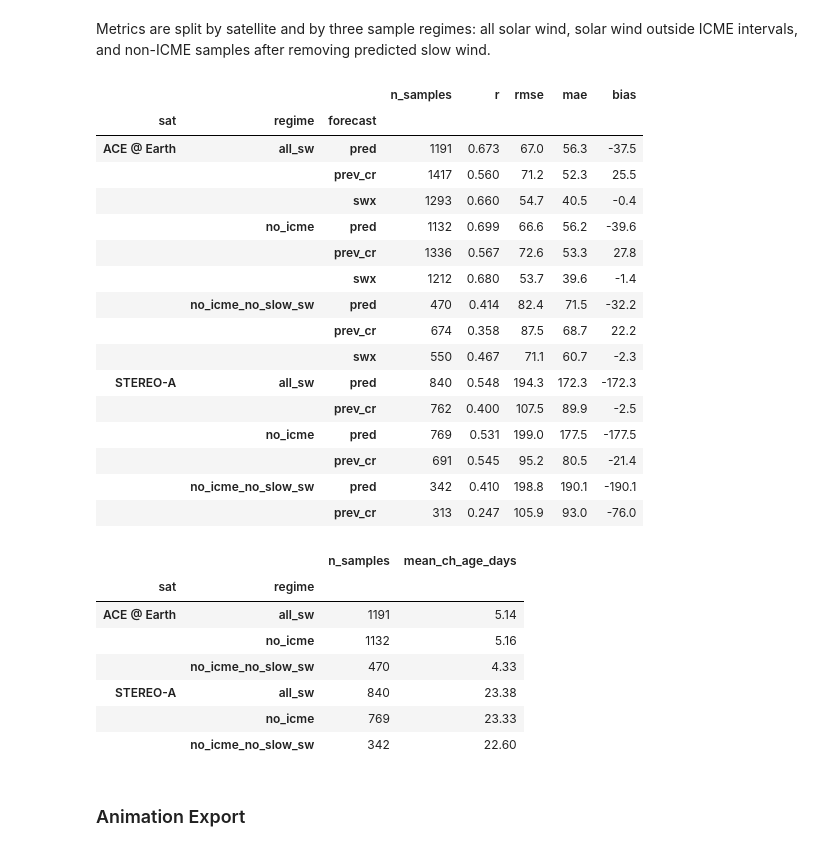
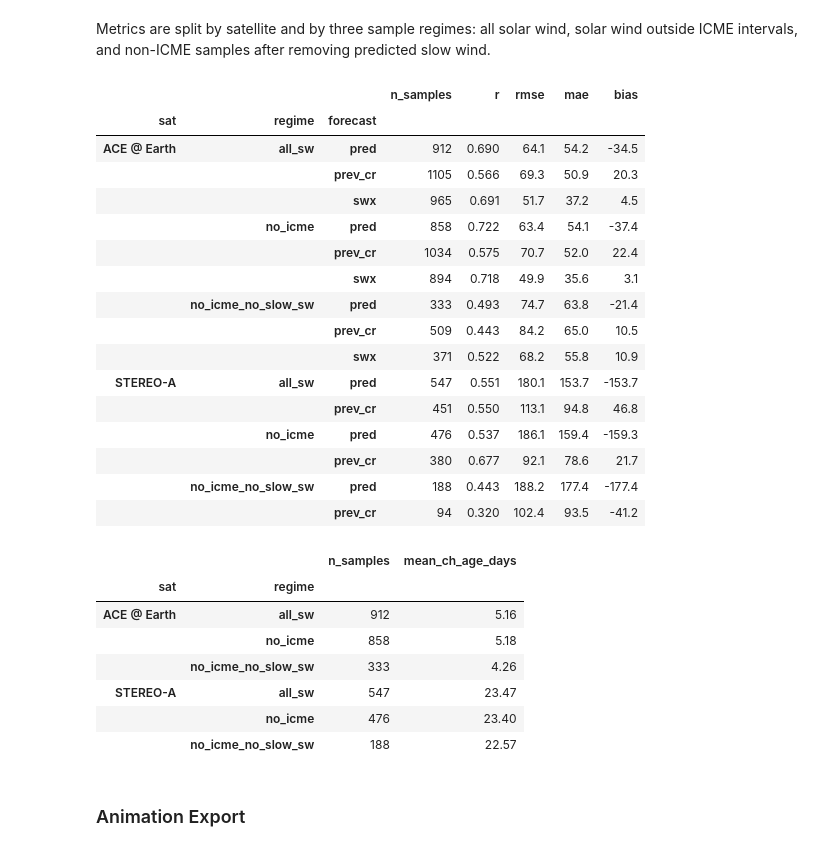
Before and after one commit to oscu0/helio-n, a Jupyter notebook: SW 3.ipynb, the cells around one changed output. Saved outputs shown, nothing was run; the diff lists cells and outputs as text; code cells hidden in the pictures.

```diff
--- a/SW 3.ipynb
+++ b/SW 3.ipynb
@@ -127,8 +127,8 @@ dense_memory_budget_gb: 12.0 | max_seed_batch: 256
 # %% [markdown]
 ## Data Loading And Input Speed Series
 # %%
-start_dt = pd.Timestamp("2018-01-01 00:00:00")
-end_dt = pd.Timestamp("2018-03-01 00:00:00")
+start_dt = pd.Timestamp("2018-03-01 00:00:00")
+end_dt = pd.Timestamp("2018-04-15 00:00:00")
 
 input_source = "sql"
 input_parquet_path = Path("Data/CH Area.parquet")
@@ -397,7 +395,7 @@ raw v min/max (max mode): (300.0, 543.5592651367188)
 ## Satellite Data
 # %%
 stereo_parquet_path = Path(
-    "/Users/aosh/Developer/Shock-and-Awe/Data/Custom/2018-01-01 00-00-00-2018-03-01 00-00-00/STEREO_A_PLASTIC.parquet"
+    "/Users/aosh/Developer/Shock-and-Awe/Data/Custom/2018-02-01 00-00-00-2018-07-01 00-00-00/STEREO_A_PLASTIC.parquet"
 )
 earth_radii_per_solar_radius = 109.0763707060096
 
@@ -625,7 +623,9 @@ def build_slow_sw_eval_mask(frame, eval_index):
         index=pd.DatetimeIndex(time_axis),
         name="slow_sw_speed",
     )
-    slow_ref = slow_ref.reindex(raw_speed.index).interpolate(method="time").ffill().bfill()
+    slow_ref = (
+        slow_ref.reindex(raw_speed.index).interpolate(method="time").ffill().bfill()
+    )
     is_slow = pd.Series(
         np.isclose(raw_speed.to_numpy(dtype=float), slow_ref.to_numpy(dtype=float)),
         index=raw_speed.index,
@@ -639,13 +639,17 @@ def build_sat_score_frame(sat_name, frame, eval_index, icme_mask):
 
     out = pd.DataFrame(index=eval_index)
     out["obs"] = prepare_eval_series(frame["v_real"], eval_index, "obs")
-    out["phi_target"] = prepare_eval_series(frame["phi_target"], eval_index, "phi_target")
+    out["phi_target"] = prepare_eval_series(
+        frame["phi_target"], eval_index, "phi_target"
+    )
     out["is_icme"] = icme_mask.reindex(eval_index, fill_value=False).astype(bool)
     out["is_slow_sw"] = build_slow_sw_eval_mask(frame, eval_index)
 
     for forecast_name, column in FORECAST_COLUMNS_BY_SAT[sat_name]:
         if column in frame.columns:
-            out[forecast_name] = prepare_eval_series(frame[column], eval_index, forecast_name)
+            out[forecast_name] = prepare_eval_series(
+                frame[column], eval_index, forecast_name
+            )
 
     return out
 
@@ -744,21 +748,21 @@ forecast_skill_df
 # %% [output]
 |  |  |  | n_samples | r | rmse | mae | bias |
 | sat | regime | forecast |  |  |  |  |  |
-| ACE @ Earth | all_sw | pred | 1191 | 0.673 | 67.0 | 56.3 | -37.5 |
-|  |  | prev_cr | 1417 | 0.560 | 71.2 | 52.3 | 25.5 |
-|  |  | swx | 1293 | 0.660 | 54.7 | 40.5 | -0.4 |
-|  | no_icme | pred | 1132 | 0.699 | 66.6 | 56.2 | -39.6 |
-|  |  | prev_cr | 1336 | 0.567 | 72.6 | 53.3 | 27.8 |
-|  |  | swx | 1212 | 0.680 | 53.7 | 39.6 | -1.4 |
-|  | no_icme_no_slow_sw | pred | 470 | 0.414 | 82.4 | 71.5 | -32.2 |
-|  |  | prev_cr | 674 | 0.358 | 87.5 | 68.7 | 22.2 |
-|  |  | swx | 550 | 0.467 | 71.1 | 60.7 | -2.3 |
-| STEREO-A | all_sw | pred | 840 | 0.548 | 194.3 | 172.3 | -172.3 |
-|  |  | prev_cr | 762 | 0.400 | 107.5 | 89.9 | -2.5 |
-|  | no_icme | pred | 769 | 0.531 | 199.0 | 177.5 | -177.5 |
-|  |  | prev_cr | 691 | 0.545 | 95.2 | 80.5 | -21.4 |
-|  | no_icme_no_slow_sw | pred | 342 | 0.410 | 198.8 | 190.1 | -190.1 |
-|  |  | prev_cr | 313 | 0.247 | 105.9 | 93.0 | -76.0 |
+| ACE @ Earth | all_sw | pred | 912 | 0.690 | 64.1 | 54.2 | -34.5 |
+|  |  | prev_cr | 1105 | 0.566 | 69.3 | 50.9 | 20.3 |
+|  |  | swx | 965 | 0.691 | 51.7 | 37.2 | 4.5 |
+|  | no_icme | pred | 858 | 0.722 | 63.4 | 54.1 | -37.4 |
+|  |  | prev_cr | 1034 | 0.575 | 70.7 | 52.0 | 22.4 |
+|  |  | swx | 894 | 0.718 | 49.9 | 35.6 | 3.1 |
+|  | no_icme_no_slow_sw | pred | 333 | 0.493 | 74.7 | 63.8 | -21.4 |
+|  |  | prev_cr | 509 | 0.443 | 84.2 | 65.0 | 10.5 |
+|  |  | swx | 371 | 0.522 | 68.2 | 55.8 | 10.9 |
+| STEREO-A | all_sw | pred | 547 | 0.551 | 180.1 | 153.7 | -153.7 |
+|  |  | prev_cr | 451 | 0.550 | 113.1 | 94.8 | 46.8 |
+|  | no_icme | pred | 476 | 0.537 | 186.1 | 159.4 | -159.3 |
+|  |  | prev_cr | 380 | 0.677 | 92.1 | 78.6 | 21.7 |
+|  | no_icme_no_slow_sw | pred | 188 | 0.443 | 188.2 | 177.4 | -177.4 |
+|  |  | prev_cr | 94 | 0.320 | 102.4 | 93.5 | -41.2 |
 # %%
 def compute_ch_age_days(phi_deg, speed_km_s):
     phi = np.asarray(phi_deg, dtype=float)
@@ -766,9 +770,8 @@ def compute_ch_age_days(phi_deg, speed_km_s):
     age = np.full(phi.shape, np.nan, dtype=float)
     valid = np.isfinite(phi) & np.isfinite(speed) & (speed > 0.0)
     age[valid] = (
-        (np.mod(phi[valid], 360.0) / 360.0) * CARRINGTON_ROTATION_DAYS
-        + AU_KM / speed[valid] / SECONDS_PER_DAY
-    )
+        np.mod(phi[valid], 360.0) / 360.0
+    ) * CARRINGTON_ROTATION_DAYS + AU_KM / speed[valid] / SECONDS_PER_DAY
     return age
 
 
@@ -785,39 +788,39 @@ for sat_name, eval_frame in score_frames.items():
     )
     regime_masks = build_regime_masks(eval_frame)
     for regime in REGIME_ORDER:
         sample = age_days.loc[regime_masks[regime]].dropna()
         ch_age_rows.append(
             {
                 "sat": sat_label,
                 "regime": regime,
                 "n_samples": int(len(sample)),
                 "mean_ch_age_days": float(sample.mean()) if len(sample) else np.nan,
             }
         )
 
 ch_age_df = pd.DataFrame(ch_age_rows)
 ch_age_df["sat_order"] = ch_age_df["sat"].map(
     {label: order for order, label in enumerate(SAT_LABELS.values())}
 )
 ch_age_df["regime_order"] = ch_age_df["regime"].map(
     {regime: order for order, regime in enumerate(REGIME_ORDER)}
 )
 ch_age_df = (
     ch_age_df.sort_values(["sat_order", "regime_order"])
     .drop(columns=["sat_order", "regime_order"])
     .set_index(["sat", "regime"])
     .round({"mean_ch_age_days": 2})
 )
 ch_age_df
 # %% [output]
 |  |  | n_samples | mean_ch_age_days |
 | sat | regime |  |  |
-| ACE @ Earth | all_sw | 1191 | 5.14 |
-|  | no_icme | 1132 | 5.16 |
-|  | no_icme_no_slow_sw | 470 | 4.33 |
-| STEREO-A | all_sw | 840 | 23.38 |
-|  | no_icme | 769 | 23.33 |
-|  | no_icme_no_slow_sw | 342 | 22.60 |
+| ACE @ Earth | all_sw | 912 | 5.16 |
+|  | no_icme | 858 | 5.18 |
+|  | no_icme_no_slow_sw | 333 | 4.26 |
+| STEREO-A | all_sw | 547 | 23.47 |
+|  | no_icme | 476 | 23.40 |
+|  | no_icme_no_slow_sw | 188 | 22.57 |
 # %% [markdown]
 ### Animation Export
 # %%
```
Also changed, not shown: parts of 11 cells of this notebook, 2 other files.
